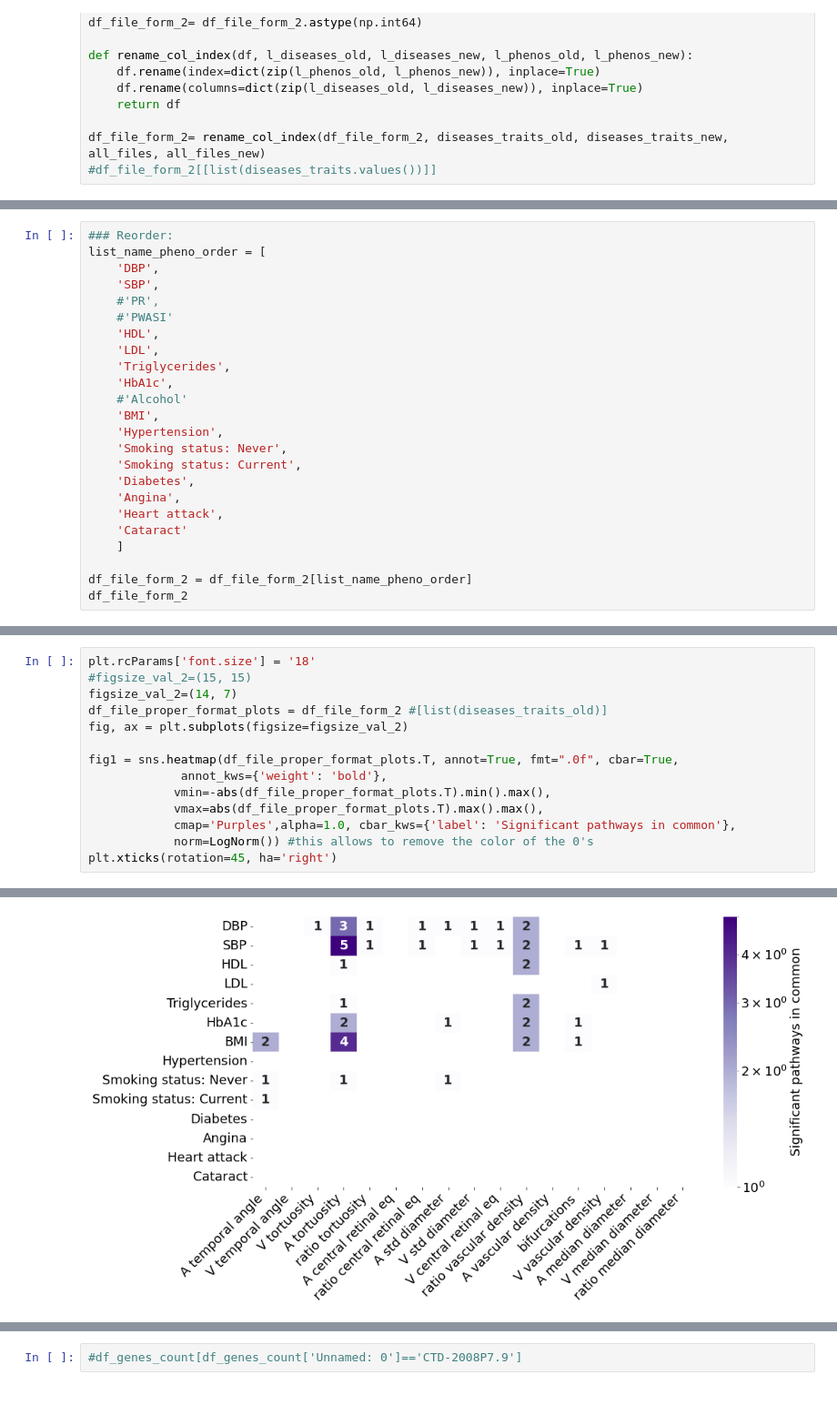
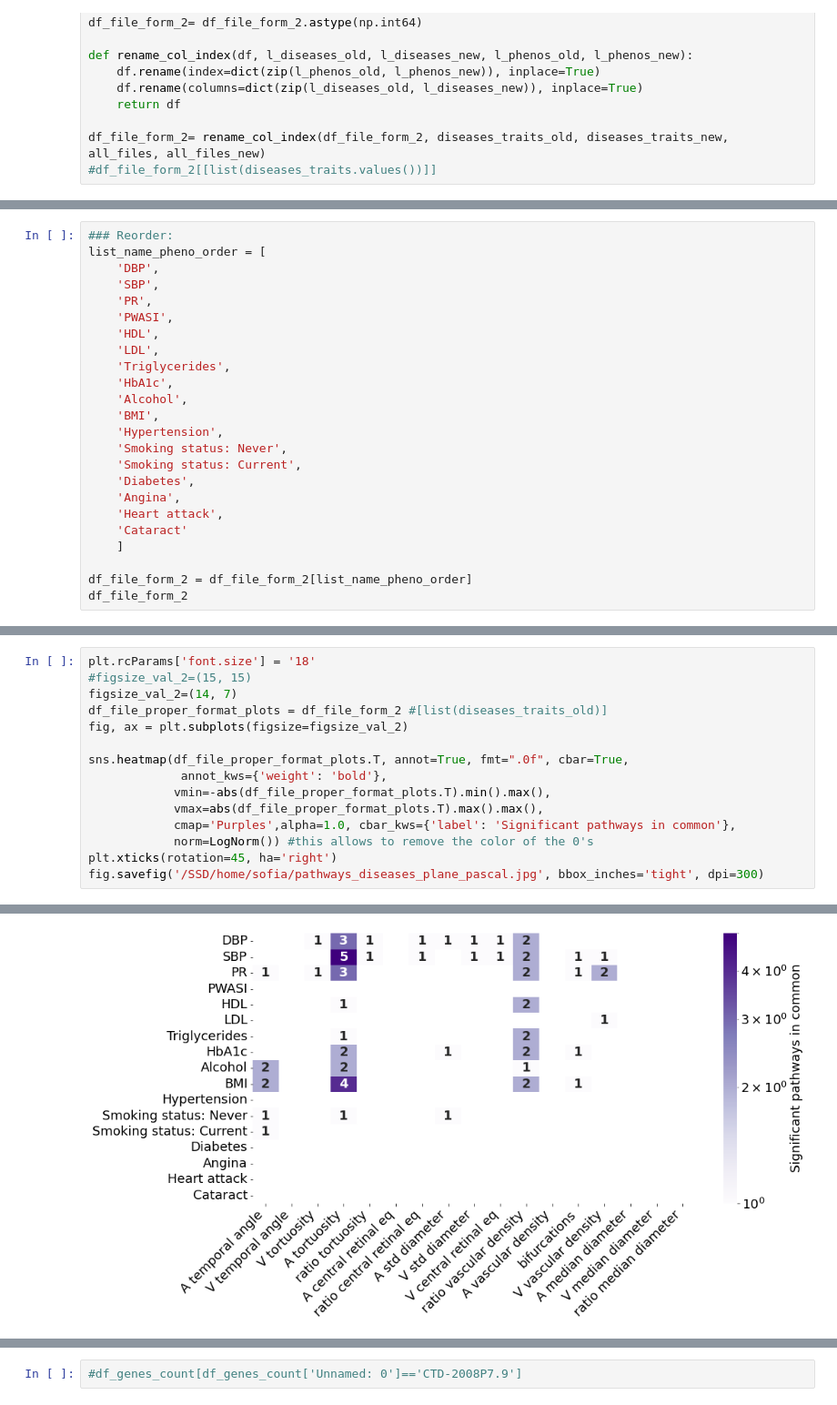
Before and after one commit to BergmannLab/retina-phenotypes, a Jupyter notebook: complementary/GWAS_postprocessing/common_genes_path_snps/DiseasesPathwaysPascal_phenotypes.ipynb, the cells around one changed output, grey strips where cells are left out. Shown at 91% size. Saved outputs shown, nothing was run; the diff lists cells and outputs as text.

Commit message:
Pathways analysis completed

```diff
--- a/complementary/GWAS_postprocessing/common_genes_path_snps/DiseasesPathwaysPascal_phenotypes.ipynb
+++ b/complementary/GWAS_postprocessing/common_genes_path_snps/DiseasesPathwaysPascal_phenotypes.ipynb
@@ -284,13 +229,13 @@ df_file_form_2
 list_name_pheno_order = [
     'DBP',
     'SBP',
-    #'PR',
-    #'PWASI'
+    'PR',
+    'PWASI',
     'HDL',
     'LDL',
     'Triglycerides',
     'HbA1c',
-    #'Alcohol'
+    'Alcohol',
     'BMI',
     'Hypertension',
     'Smoking status: Never',
@@ -329,11 +274,12 @@ figsize_val_2=(14, 7)
 df_file_proper_format_plots = df_file_form_2 #[list(diseases_traits_old)]
 fig, ax = plt.subplots(figsize=figsize_val_2)
 
-fig1 = sns.heatmap(df_file_proper_format_plots.T, annot=True, fmt=".0f", cbar=True,
+sns.heatmap(df_file_proper_format_plots.T, annot=True, fmt=".0f", cbar=True,
              annot_kws={'weight': 'bold'},
             vmin=-abs(df_file_proper_format_plots.T).min().max(),
             vmax=abs(df_file_proper_format_plots.T).max().max(),
             cmap='Purples',alpha=1.0, cbar_kws={'label': 'Significant pathways in common'},
             norm=LogNorm()) #this allows to remove the color of the 0's
 plt.xticks(rotation=45, ha='right')
+fig.savefig('/SSD/home/sofia/pathways_diseases_plane_pascal.jpg', bbox_inches='tight', dpi=300)
 # %% [output]
@@ -359,4 +286,4 @@ plt.xticks(rotation=45, ha='right')
-[figure, old version]
+[figure, new version]
 # %%
 print(df_genes_neale_intersection.columns)
 for i in range(len(df_genes_neale_intersection)):
```
Also changed, not shown: parts of 14 cells of this notebook, 1 other file.
